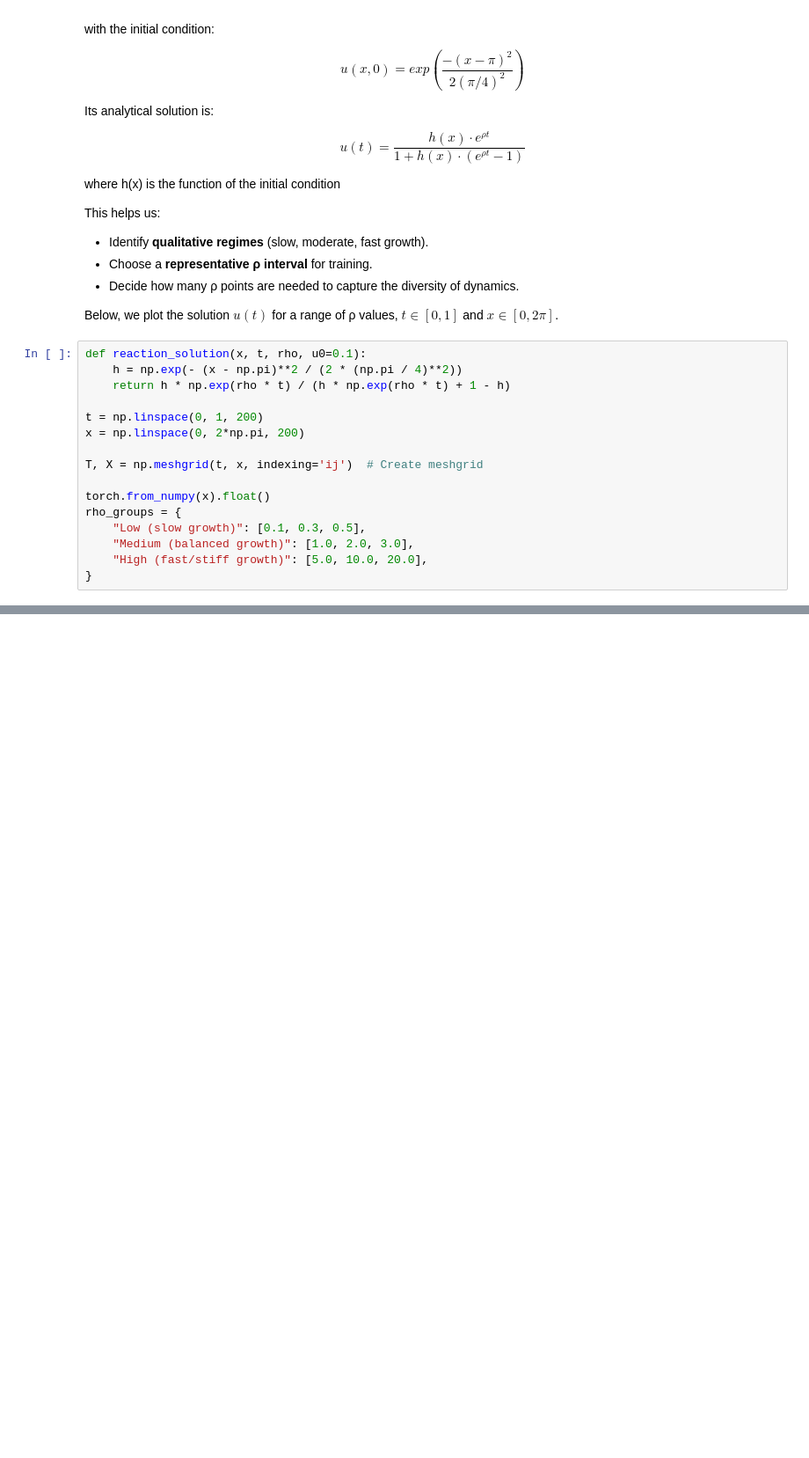
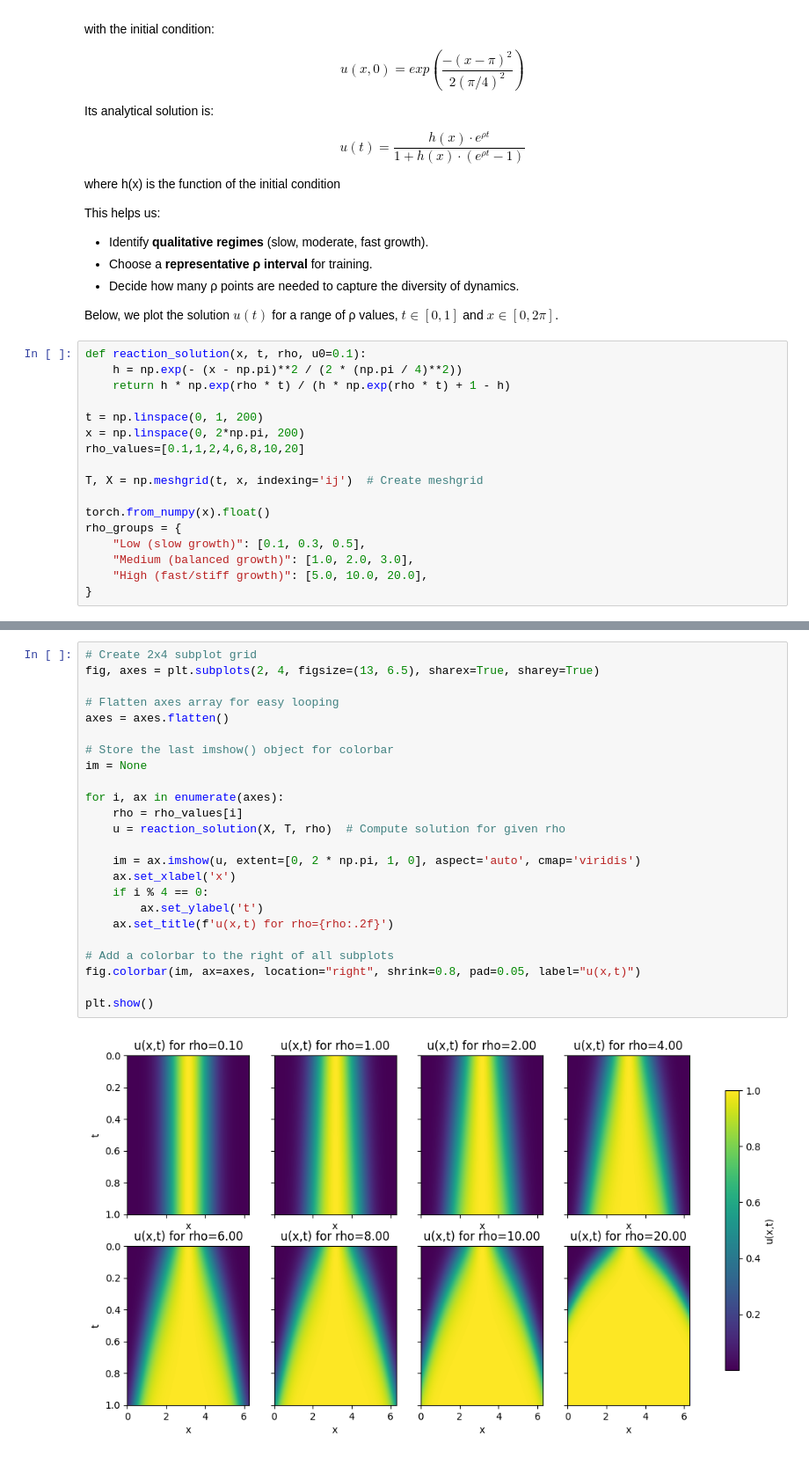
Before and after one commit to almasria/gnn_project, a Jupyter notebook: transfer_learning/1d_reaction/1d_reaction_pde_regimes.ipynb, the cells around one changed output, grey strips where cells are left out. Shown at 88% size. Cells and saved outputs as stored; diff of their text form; blank space fills up the shorter version.

Commit message:
Update 1-d Reaction

```diff
--- a/transfer_learning/1d_reaction/1d_reaction_pde_regimes.ipynb
+++ b/transfer_learning/1d_reaction/1d_reaction_pde_regimes.ipynb
@@ -40,6 +40,7 @@ def reaction_solution(x, t, rho, u0=0.1):
 
 t = np.linspace(0, 1, 200)
 x = np.linspace(0, 2*np.pi, 200)
+rho_values=[0.1,1,2,4,6,8,10,20]
 
 T, X = np.meshgrid(t, x, indexing='ij')  # Create meshgrid
 
@@ -83,3 +53,29 @@ plt.show()
+# %%
+# Create 2x4 subplot grid
+fig, axes = plt.subplots(2, 4, figsize=(13, 6.5), sharex=True, sharey=True)
+
+# Flatten axes array for easy looping
+axes = axes.flatten()
+
+# Store the last imshow() object for colorbar
+im = None
+
+for i, ax in enumerate(axes):
+    rho = rho_values[i]
+    u = reaction_solution(X, T, rho)  # Compute solution for given rho
+
+    im = ax.imshow(u, extent=[0, 2 * np.pi, 1, 0], aspect='auto', cmap='viridis')
+    ax.set_xlabel('x')
+    if i % 4 == 0:
+        ax.set_ylabel('t')
+    ax.set_title(f'u(x,t) for rho={rho:.2f}')
+
+# Add a colorbar to the right of all subplots
+fig.colorbar(im, ax=axes, location="right", shrink=0.8, pad=0.05, label="u(x,t)")
+
+plt.show()
+# %% [output]
+[figure, added]
 # %% [markdown]
 ### Regime Interpretation
 
```
Also changed, not shown: parts of 2 cells of this notebook, 2 other files.
